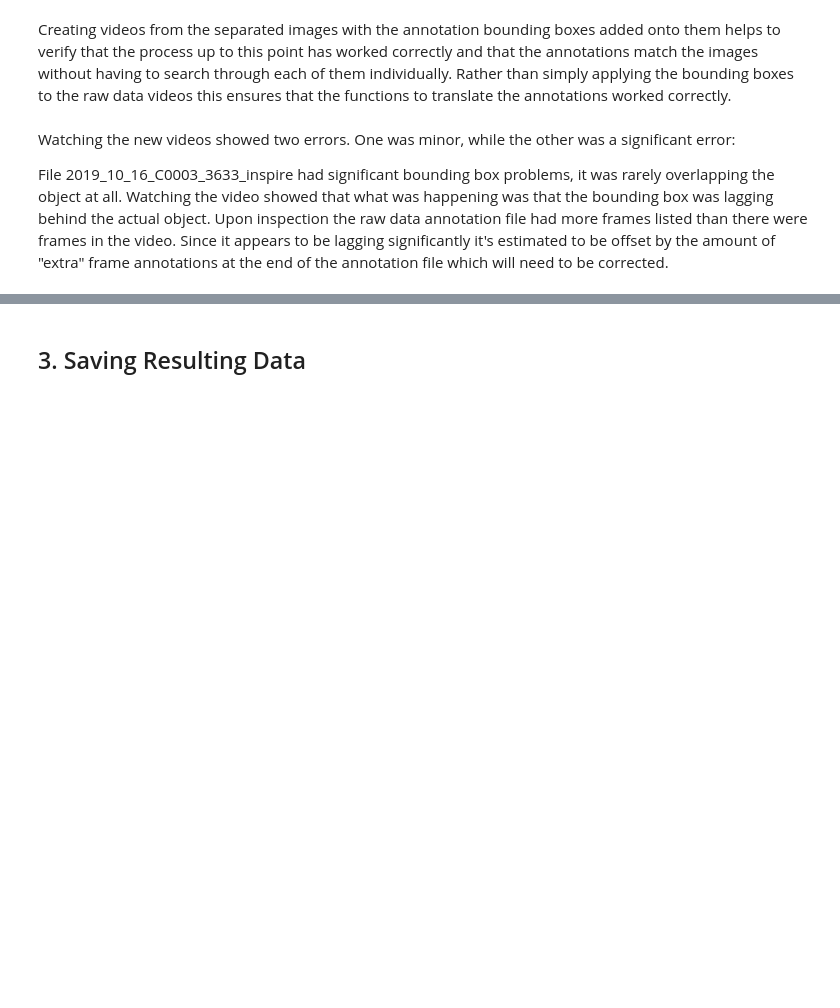
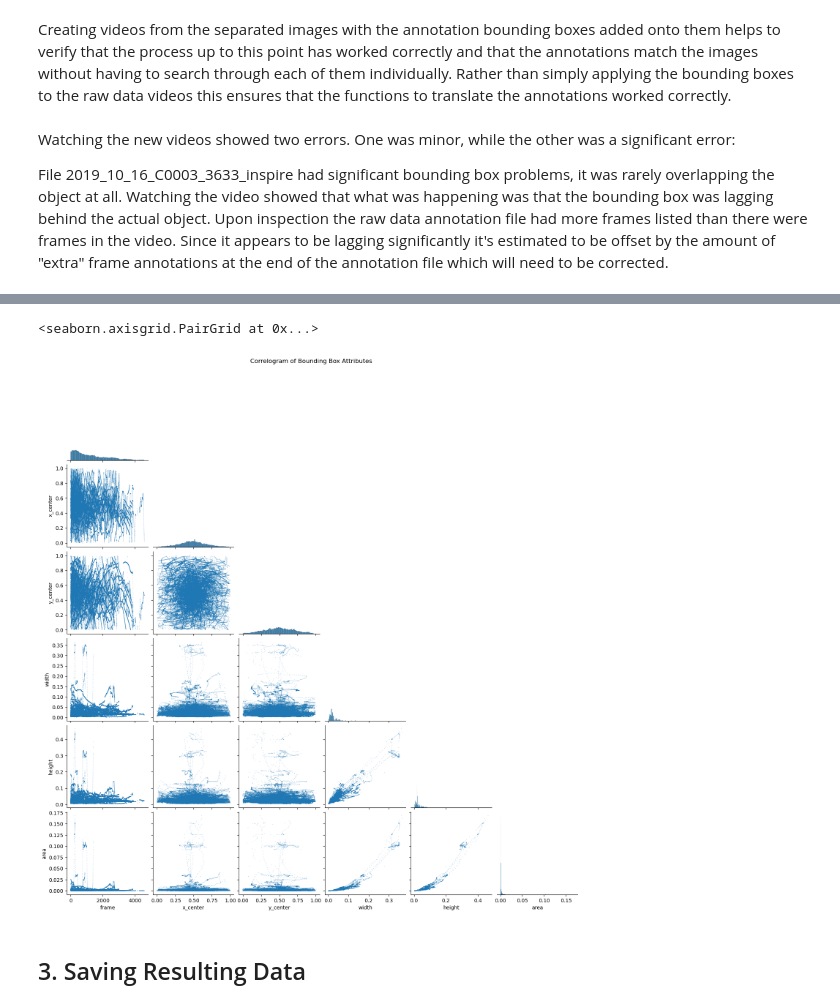
Before and after one commit to amswanson333/synthetic-data-for-object-detection, a Jupyter notebook: 2_data_exploration.ipynb, the cells around one changed output, grey strips where cells are left out. Drawn from its saved outputs; the diff is of its cells as text; code cells hidden in the pictures; blank space fills up the shorter version.

Commit message:
added some annotation data exploration

```diff
--- a/2_data_exploration.ipynb
+++ b/2_data_exploration.ipynb
@@ -221,0 +272,3 @@ File 2019_10_16_C0003_3633_inspire had significant bounding box problems, it was
+# %%
+# Re-read the csv into a dataframe
+annotations_df = pd.read_csv(os.path.join(utils.METADATA_DIR, 'annotations_data.csv'))
@@ -222,3 +288,27 @@ File 2019_10_16_C0003_3633_inspire had significant bounding box problems, it was
+# %%
+# Create a correlogram/pairplot chart of the data
+
+import matplotlib.pyplot as plt
+import seaborn as sns
+
+# Create the base pairplot
+g =sns.pairplot(
+    data=annotations_df[['frame', 'x_center', 'y_center', 'width', 'height', 'area']],
+    markers='.',
+    corner=True,
+    plot_kws=dict(edgecolor="none",
+                  s=4,
+                  alpha=0.4)
+    )
+# Set the title of the figure
+g.figure.suptitle('Correlogram of Bounding Box Attributes', y=1.02)
+# Save the figure to the metadata folder
+g.savefig(os.path.join(utils.METADATA_DIR, 'annotations_correlogram.png'), dpi=300, bbox_inches='tight')
+# Display in-line
+g
+# %% [output]
+<seaborn.axisgrid.PairGrid at 0x...>
+[figure, added]
 # %% [markdown]
 ## 3. Saving Resulting Data
 # %%
```
Also changed, not shown: parts of 7 cells of this notebook.
